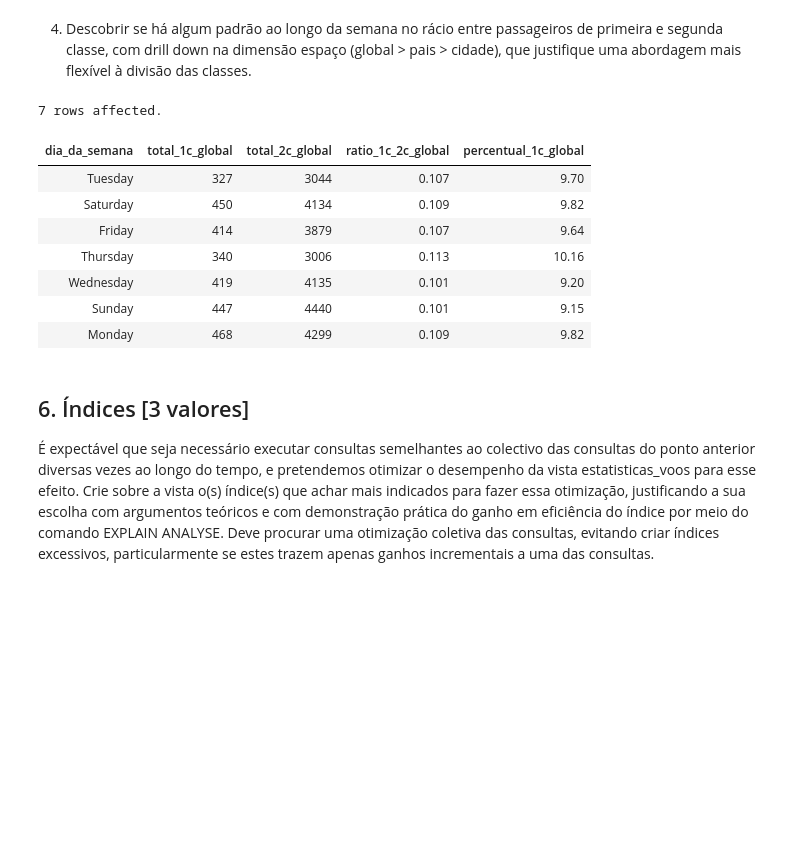
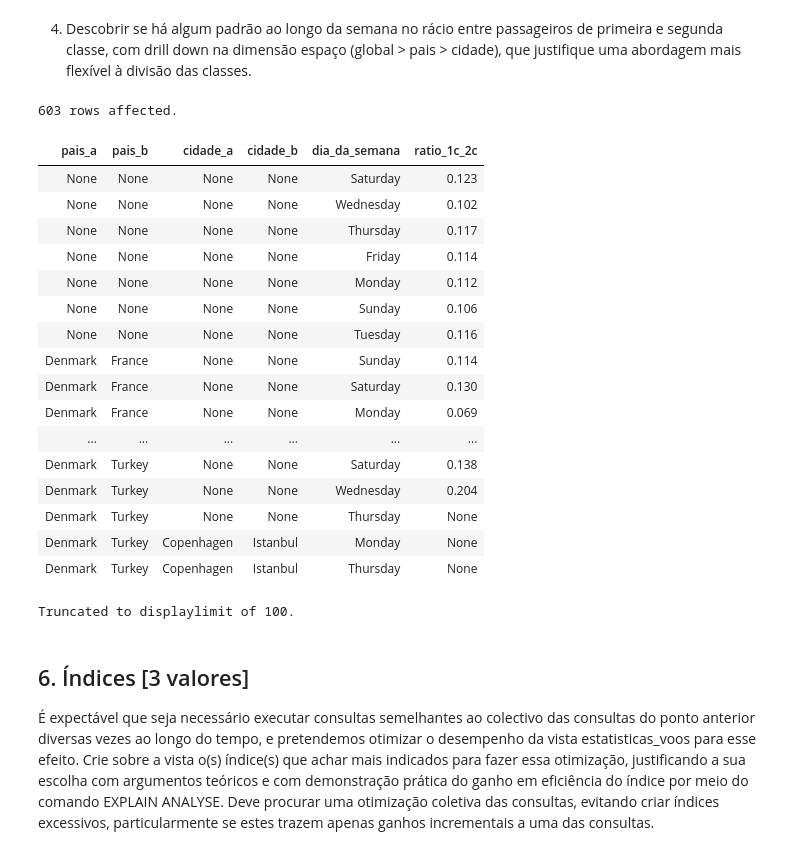
Before and after one commit to R-Camacho/airport-DB, a Jupyter notebook: data/E2-report.ipynb, the cells around one changed output. Drawn from its saved outputs; the diff is of its cells as text; code cells hidden in the pictures; blank space fills up the shorter version.

```diff
--- a/data/E2-report.ipynb
+++ b/data/E2-report.ipynb
@@ -471,41 +471,60 @@ Truncated to displaylimit of 100.
 # %%
 %%sql
 SELECT
+    LEAST(pais_partida, pais_chegada) AS pais_a,
+    GREATEST(pais_partida, pais_chegada) AS pais_b,
+    CASE
+        WHEN pais_partida <= pais_chegada THEN cidade_partida
+        ELSE cidade_chegada
+    END AS cidade_a,
+    CASE
+        WHEN pais_partida <= pais_chegada THEN cidade_chegada
+        ELSE cidade_partida
+    END AS cidade_b,
     dia_da_semana,
-    SUM(passageiros_1c) AS total_1c_global,
-    SUM(passageiros_2c) AS total_2c_global,
     ROUND(
         CASE
             WHEN SUM(passageiros_2c) > 0
             THEN SUM(passageiros_1c)::NUMERIC / SUM(passageiros_2c)
             ELSE NULL
         END, 3
-    ) AS ratio_1c_2c_global,
-    ROUND(
-        (SUM(passageiros_1c)::NUMERIC / NULLIF(SUM(passageiros_1c + passageiros_2c), 0)) * 100, 2
-    ) AS percentual_1c_global
+    ) AS ratio_1c_2c
 FROM estatisticas_voos
-GROUP BY dia_da_semana
+GROUP BY ROLLUP ((pais_a, pais_b), (cidade_a, cidade_b)), dia_da_semana
 ORDER BY
+    pais_a NULLS FIRST,
+    pais_b,
+    cidade_a NULLS FIRST,
+    cidade_b,
     CASE dia_da_semana
         WHEN 'Segunda-feira' THEN 1
         WHEN 'Terça-feira' THEN 2
         WHEN 'Quarta-feira' THEN 3
         WHEN 'Quinta-feira' THEN 4
         WHEN 'Sexta-feira' THEN 5
         WHEN 'Sábado' THEN 6
         WHEN 'Domingo' THEN 7
     END;
 # %% [output]
-7 rows affected.
+603 rows affected.
-| dia_da_semana | total_1c_global | total_2c_global | ratio_1c_2c_global | percentual_1c_global |
-| Tuesday | 327 | 3044 | 0.107 | 9.70 |
-| Saturday | 450 | 4134 | 0.109 | 9.82 |
-| Friday | 414 | 3879 | 0.107 | 9.64 |
-| Thursday | 340 | 3006 | 0.113 | 10.16 |
-| Wednesday | 419 | 4135 | 0.101 | 9.20 |
-| Sunday | 447 | 4440 | 0.101 | 9.15 |
-| Monday | 468 | 4299 | 0.109 | 9.82 |
+| pais_a | pais_b | cidade_a | cidade_b | dia_da_semana | ratio_1c_2c |
+| None | None | None | None | Saturday | 0.123 |
+| None | None | None | None | Wednesday | 0.102 |
+| None | None | None | None | Thursday | 0.117 |
+| None | None | None | None | Friday | 0.114 |
+| None | None | None | None | Monday | 0.112 |
+| None | None | None | None | Sunday | 0.106 |
+| None | None | None | None | Tuesday | 0.116 |
+| Denmark | France | None | None | Sunday | 0.114 |
+| Denmark | France | None | None | Saturday | 0.130 |
+| Denmark | France | None | None | Monday | 0.069 |
+| ... | ... | ... | ... | ... | ... |
+| Denmark | Turkey | None | None | Saturday | 0.138 |
+| Denmark | Turkey | None | None | Wednesday | 0.204 |
+| Denmark | Turkey | None | None | Thursday | None |
+| Denmark | Turkey | Copenhagen | Istanbul | Monday | None |
+| Denmark | Turkey | Copenhagen | Istanbul | Thursday | None |
+Truncated to displaylimit of 100.
 # %% [markdown]
 ## 6. Índices [3 valores]
 
```
